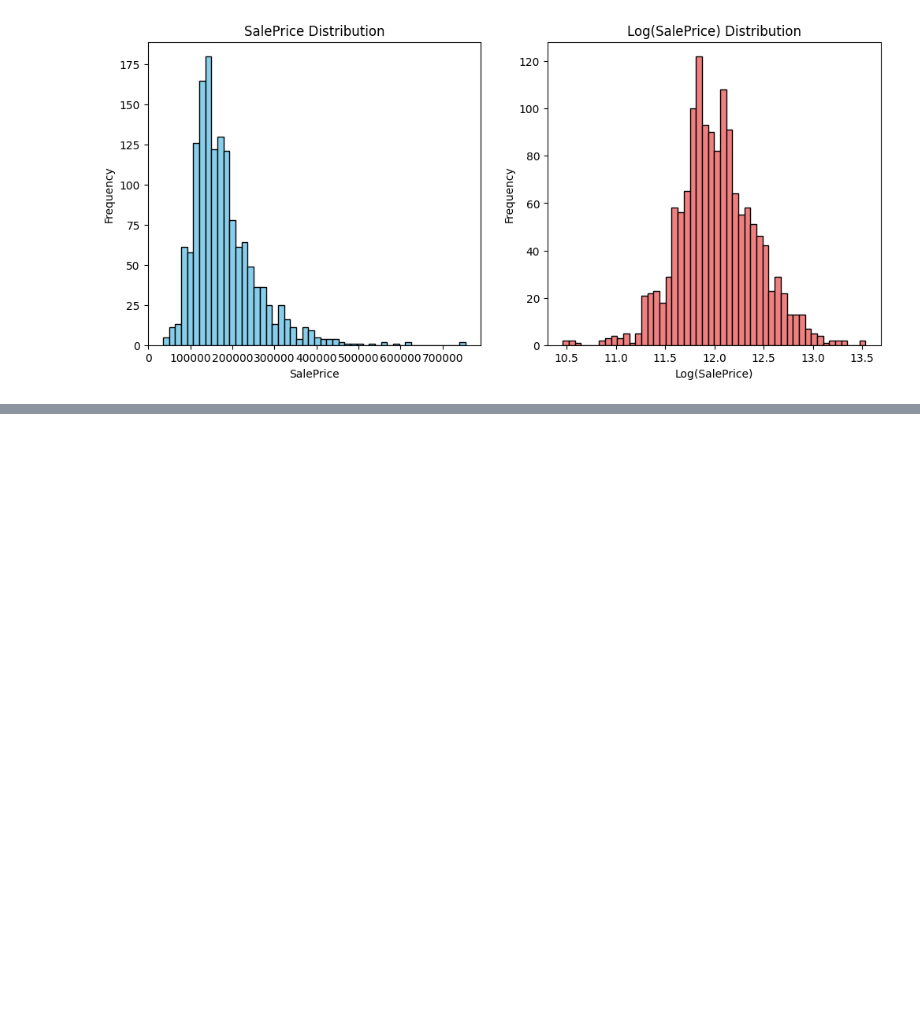
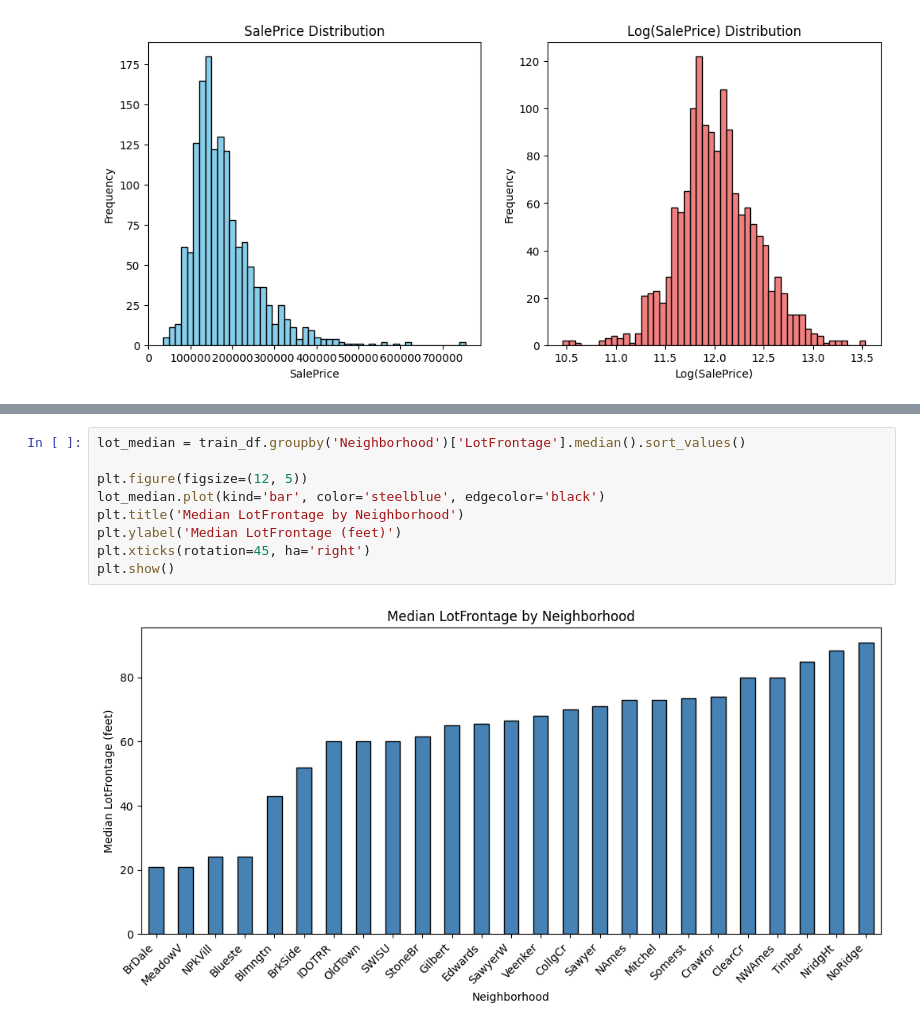
Before and after one commit to GubkinKirill/-Python_and_ML, a Jupyter notebook: house-prices.ipynb, the cells around one changed output, grey strips where cells are left out. Saved outputs shown, nothing was run; the diff lists cells and outputs as text; blank space fills up the shorter version.

```diff
--- a/house-prices.ipynb
+++ b/house-prices.ipynb
@@ -173,0 +182,11 @@ plt.show()
+# %%
+lot_median = train_df.groupby('Neighborhood')['LotFrontage'].median().sort_values()
+
+plt.figure(figsize=(12, 5))
+lot_median.plot(kind='bar', color='steelblue', edgecolor='black')
+plt.title('Median LotFrontage by Neighborhood')
+plt.ylabel('Median LotFrontage (feet)')
+plt.xticks(rotation=45, ha='right')
+plt.show()
+# %% [output]
+[figure, added]
```
Also changed, not shown: parts of 3 cells of this notebook.
